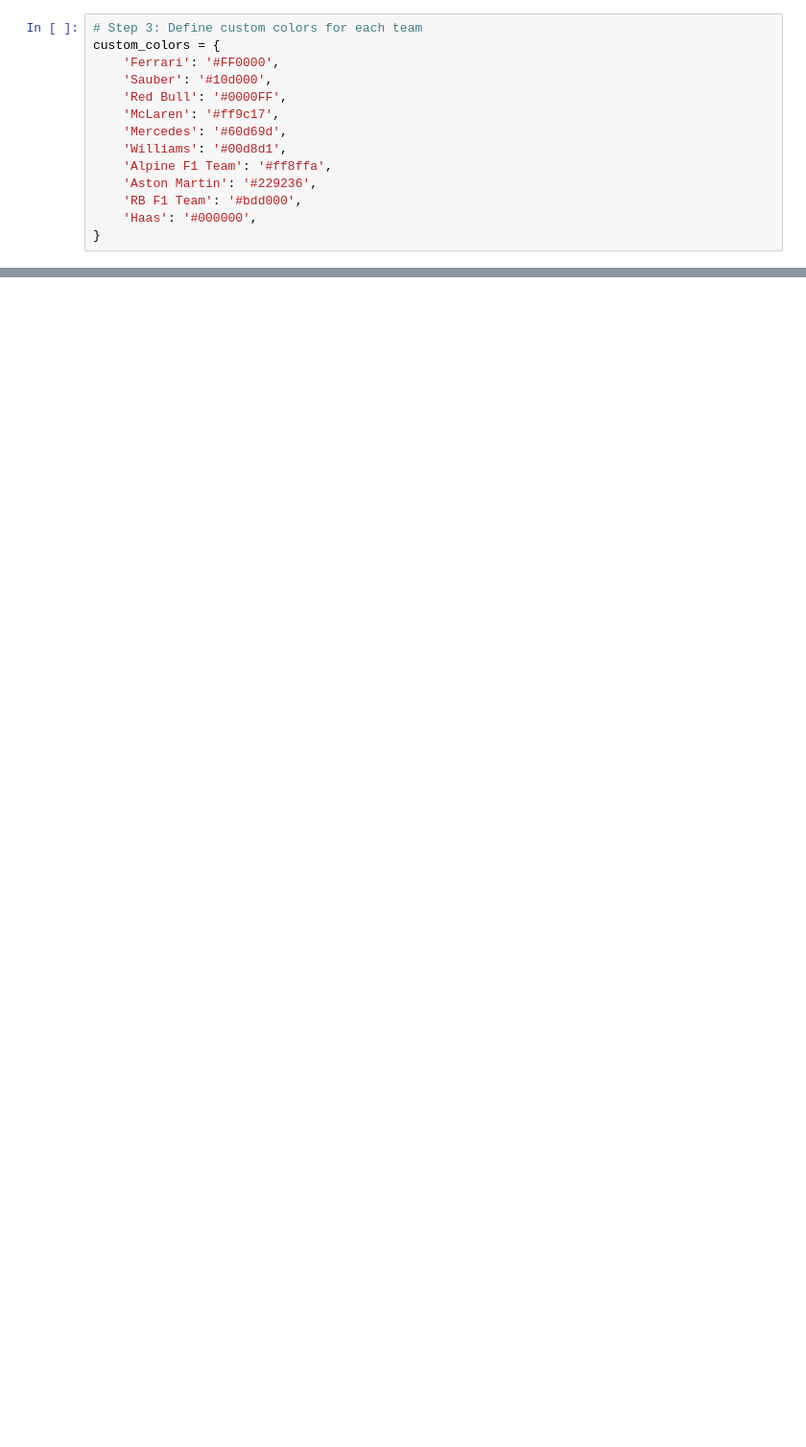
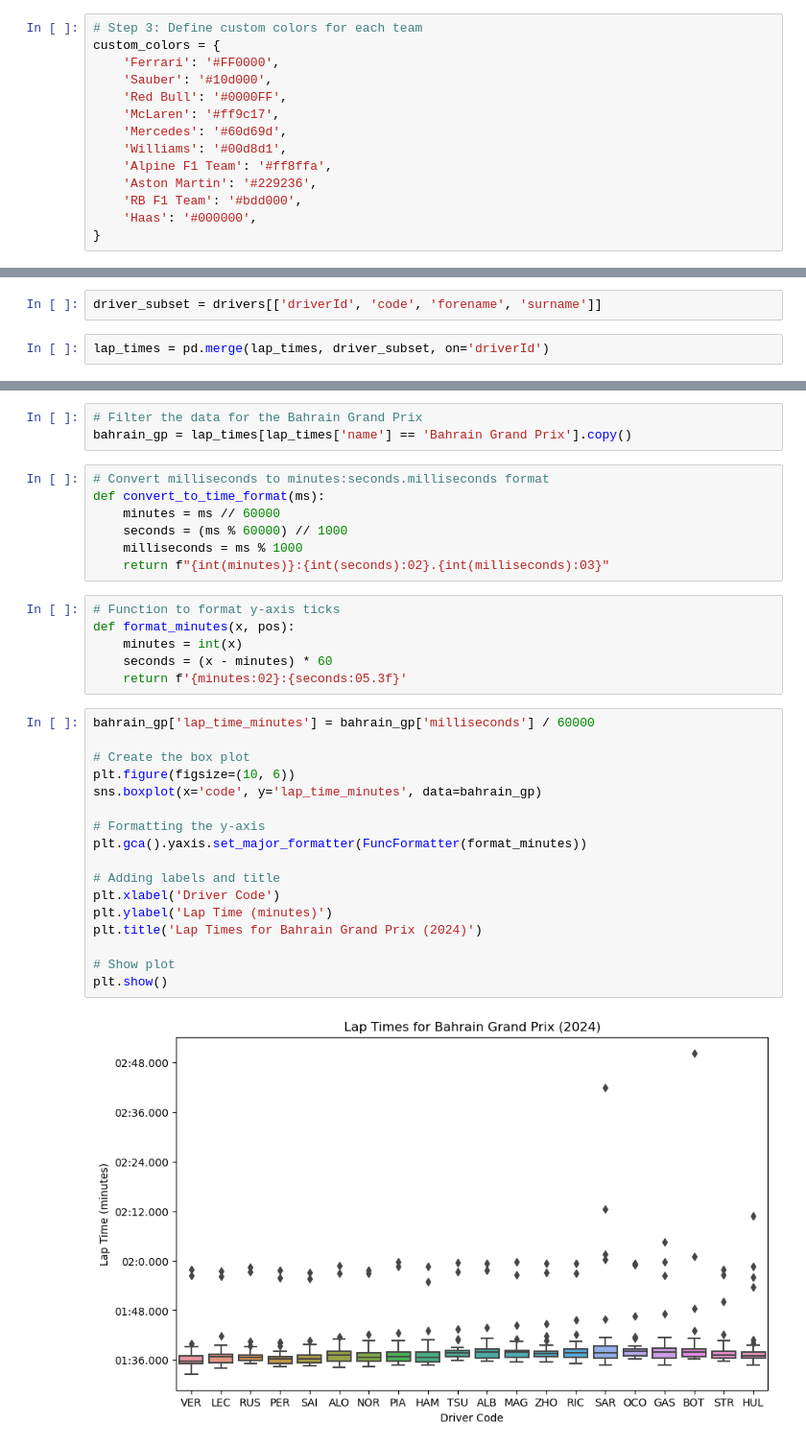
Before and after one commit to jakmate/F1DataAnalysis, a Jupyter notebook: consistency.ipynb, the cells around one changed output, grey strips where cells are left out. Shown at 96% size. Drawn from its saved outputs; the diff is of its cells as text; blank space fills up the shorter version.

```diff
--- a/consistency.ipynb
+++ b/consistency.ipynb
@@ -100,0 +264,4 @@ plt.show()
+# %%
+driver_subset = drivers[['driverId', 'code', 'forename', 'surname']]
+# %%
+lap_times = pd.merge(lap_times, driver_subset, on='driverId')
@@ -100,0 +277,35 @@ plt.show()
+# %%
+# Filter the data for the Bahrain Grand Prix
+bahrain_gp = lap_times[lap_times['name'] == 'Bahrain Grand Prix'].copy()
+# %%
+# Convert milliseconds to minutes:seconds.milliseconds format
+def convert_to_time_format(ms):
+    minutes = ms // 60000
+    seconds = (ms % 60000) // 1000
+    milliseconds = ms % 1000
+    return f"{int(minutes)}:{int(seconds):02}.{int(milliseconds):03}"
+# %%
+# Function to format y-axis ticks
+def format_minutes(x, pos):
+    minutes = int(x)
+    seconds = (x - minutes) * 60
+    return f'{minutes:02}:{seconds:05.3f}'
+# %%
+bahrain_gp['lap_time_minutes'] = bahrain_gp['milliseconds'] / 60000
+
+# Create the box plot
+plt.figure(figsize=(10, 6))
+sns.boxplot(x='code', y='lap_time_minutes', data=bahrain_gp)
+
+# Formatting the y-axis
+plt.gca().yaxis.set_major_formatter(FuncFormatter(format_minutes))
+
+# Adding labels and title
+plt.xlabel('Driver Code')
+plt.ylabel('Lap Time (minutes)')
+plt.title('Lap Times for Bahrain Grand Prix (2024)')
+
+# Show plot
+plt.show()
+# %% [output]
+[figure, added]
```
Also changed, not shown: parts of 29 cells of this notebook.
